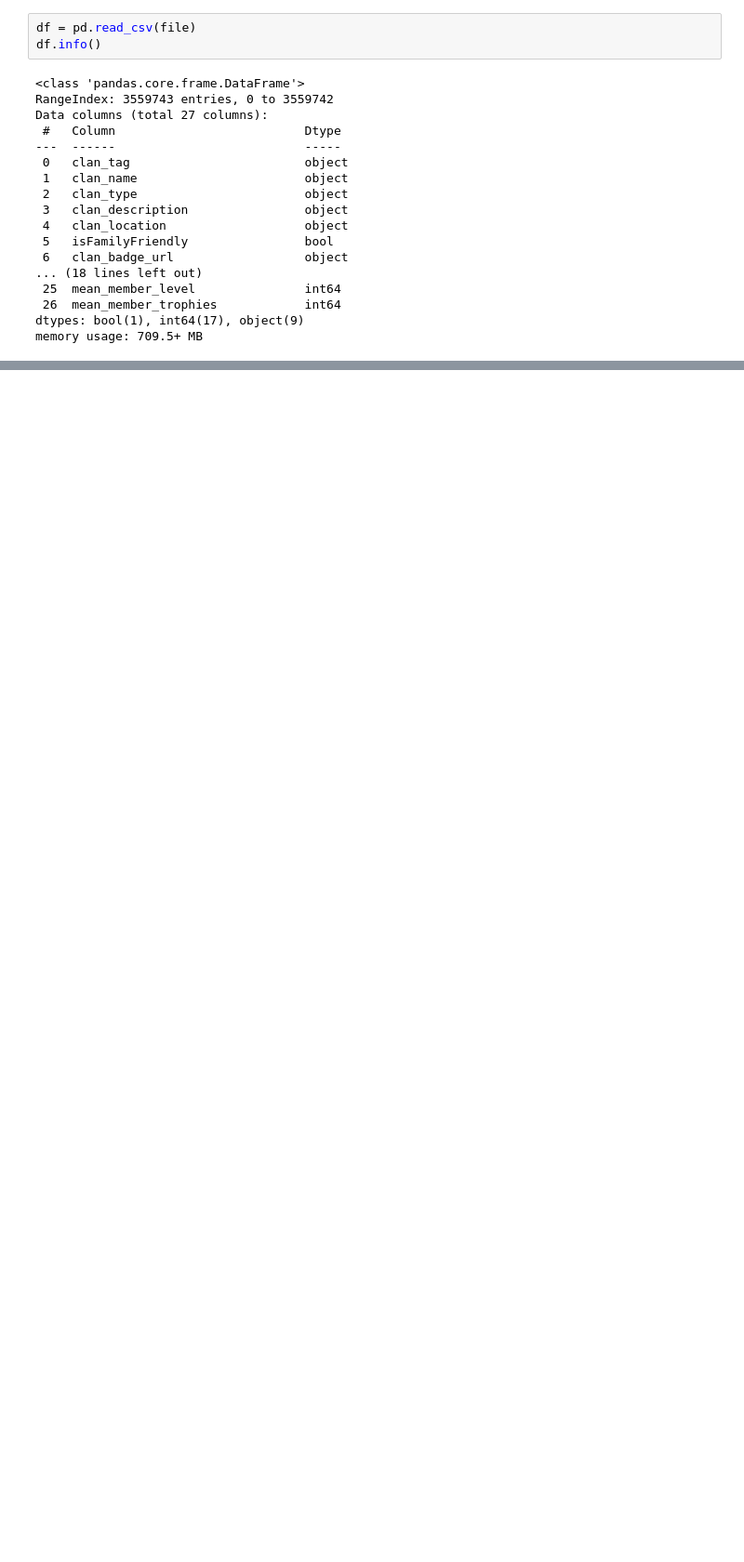
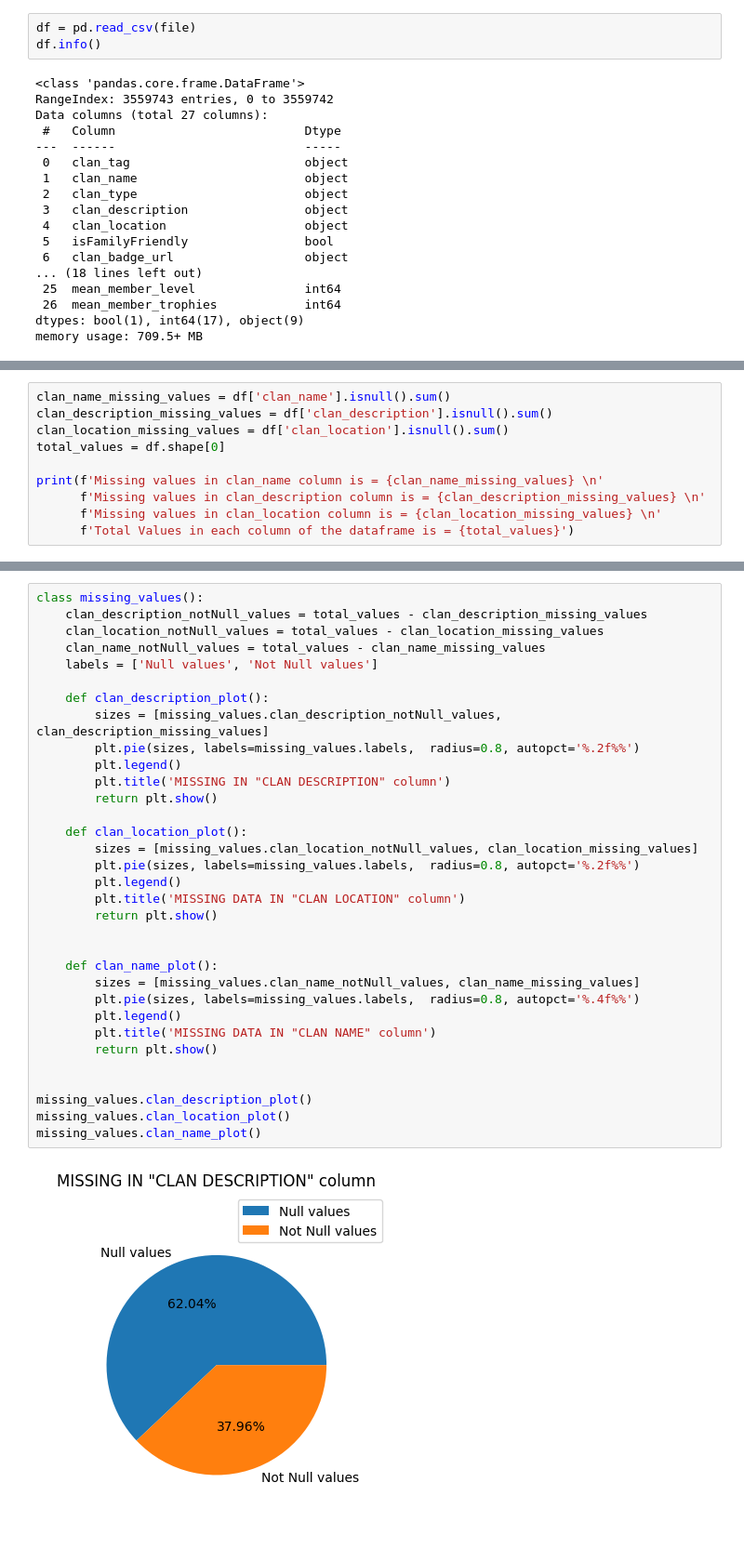
Before and after one commit to aryaharshit/Visualising--Plotting, a Jupyter notebook: main.ipynb, the cells around one changed output, grey strips where cells are left out. Shown: that part at 93% size. Saved outputs shown, nothing was run; the diff lists cells and outputs as text; blank space fills up the shorter version.

Commit message:
DESCRIBING THE DATA

```diff
--- a/main.ipynb
+++ b/main.ipynb
@@ -44,0 +51,10 @@ df.shape
+# %%
+clan_name_missing_values = df['clan_name'].isnull().sum()
+clan_description_missing_values = df['clan_description'].isnull().sum()
+clan_location_missing_values = df['clan_location'].isnull().sum()
+total_values = df.shape[0]
+
+print(f'Missing values in clan_name column is = {clan_name_missing_values} \n'
+      f'Missing values in clan_description column is = {clan_description_missing_values} \n'
+      f'Missing values in clan_location column is = {clan_location_missing_values} \n'
+      f'Total Values in each column of the dataframe is = {total_values}')
@@ -44,0 +66,35 @@ df.shape
+# %%
+class missing_values():
+    clan_description_notNull_values = total_values - clan_description_missing_values
+    clan_location_notNull_values = total_values - clan_location_missing_values
+    clan_name_notNull_values = total_values - clan_name_missing_values
+    labels = ['Null values', 'Not Null values']
+
+    def clan_description_plot():
+        sizes = [missing_values.clan_description_notNull_values, clan_description_missing_values]
+        plt.pie(sizes, labels=missing_values.labels,  radius=0.8, autopct='%.2f%%')
+        plt.legend()
+        plt.title('MISSING IN "CLAN DESCRIPTION" column')
+        return plt.show()
+
+    def clan_location_plot():
+        sizes = [missing_values.clan_location_notNull_values, clan_location_missing_values]
+        plt.pie(sizes, labels=missing_values.labels,  radius=0.8, autopct='%.2f%%')
+        plt.legend()
+        plt.title('MISSING DATA IN "CLAN LOCATION" column')
+        return plt.show()
+
+
+    def clan_name_plot():
+        sizes = [missing_values.clan_name_notNull_values, clan_name_missing_values]
+        plt.pie(sizes, labels=missing_values.labels,  radius=0.8, autopct='%.4f%%')
+        plt.legend()
+        plt.title('MISSING DATA IN "CLAN NAME" column')
+        return plt.show()
+
+
+missing_values.clan_description_plot()
+missing_values.clan_location_plot()
+missing_values.clan_name_plot()
+# %% [output]
+[figure, added]
```
Also changed, not shown: parts of 10 cells of this notebook, 1 other file.
